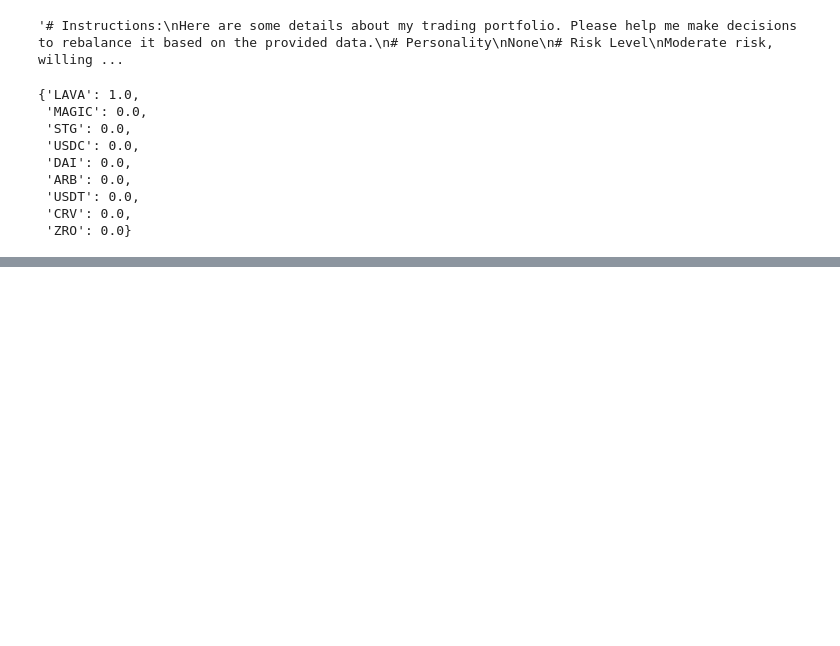
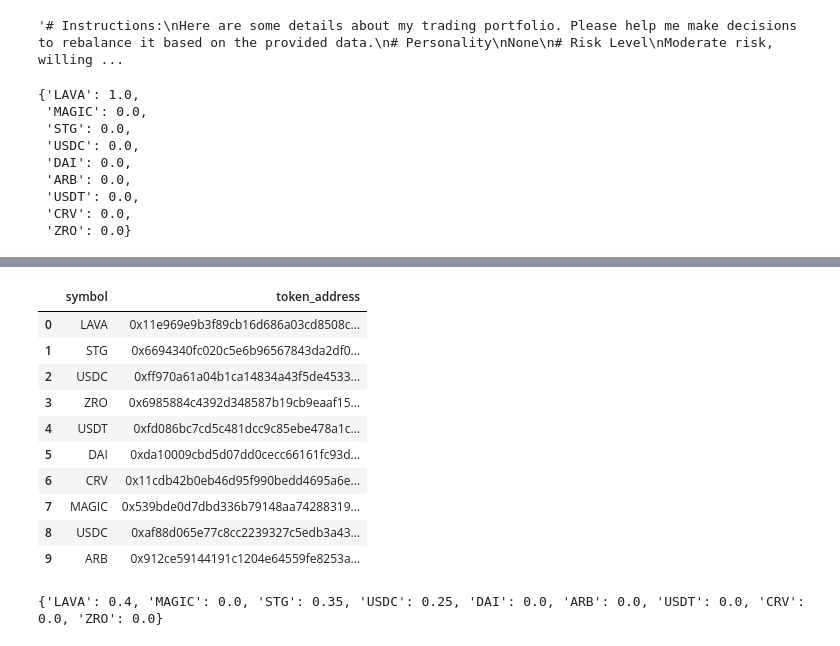
Before and after one commit to robo-advisor-lab/encode_hackathon_project, a Jupyter notebook: notebooks/trade_script.ipynb, the cells around one changed output, grey strips where cells are left out. Saved outputs shown, nothing was run; the diff lists cells and outputs as text; code cells hidden in the pictures; blank space fills up the shorter version.

```diff
--- a/notebooks/trade_script.ipynb
+++ b/notebooks/trade_script.ipynb
@@ -881,0 +933,14 @@ completion.choices
+# %%
+latest_metrics_df[['symbol','token_address']]
+# %% [output]
+|  | symbol | token_address |
+| 0 | LAVA | 0x11e969e9b3f89cb16d686a03cd8508c... |
+| 1 | STG | 0x6694340fc020c5e6b96567843da2df0... |
+| 2 | USDC | 0xff970a61a04b1ca14834a43f5de4533... |
+| 3 | ZRO | 0x6985884c4392d348587b19cb9eaaf15... |
+| 4 | USDT | 0xfd086bc7cd5c481dcc9c85ebe478a1c... |
+| 5 | DAI | 0xda10009cbd5d07dd0cecc66161fc93d... |
+| 6 | CRV | 0x11cdb42b0eb46d95f990bedd4695a6e... |
+| 7 | MAGIC | 0x539bde0d7dbd336b79148aa74288319... |
+| 8 | USDC | 0xaf88d065e77c8cc2239327c5edb3a43... |
+| 9 | ARB | 0x912ce59144191c1204e64559fe8253a... |
@@ -881,0 +955,12 @@ completion.choices
+# %%
+new_compositions = {
+    token: next(
+        (item["weight"] for item in rebalance_list if item["asset"] == token),
+        0.0  # default if not found
+    )
+    for token in TOKEN_CONTRACTS
+}
+
+print(new_compositions)
+# %% [output]
+{'LAVA': 0.4, 'MAGIC': 0.0, 'STG': 0.35, 'USDC': 0.25, 'DAI': 0.0, 'ARB': 0.0, 'USDT': 0.0, 'CRV': 0.0, 'ZRO': 0.0}
```
Also changed, not shown: parts of 53 cells of this notebook, 10 other files.
